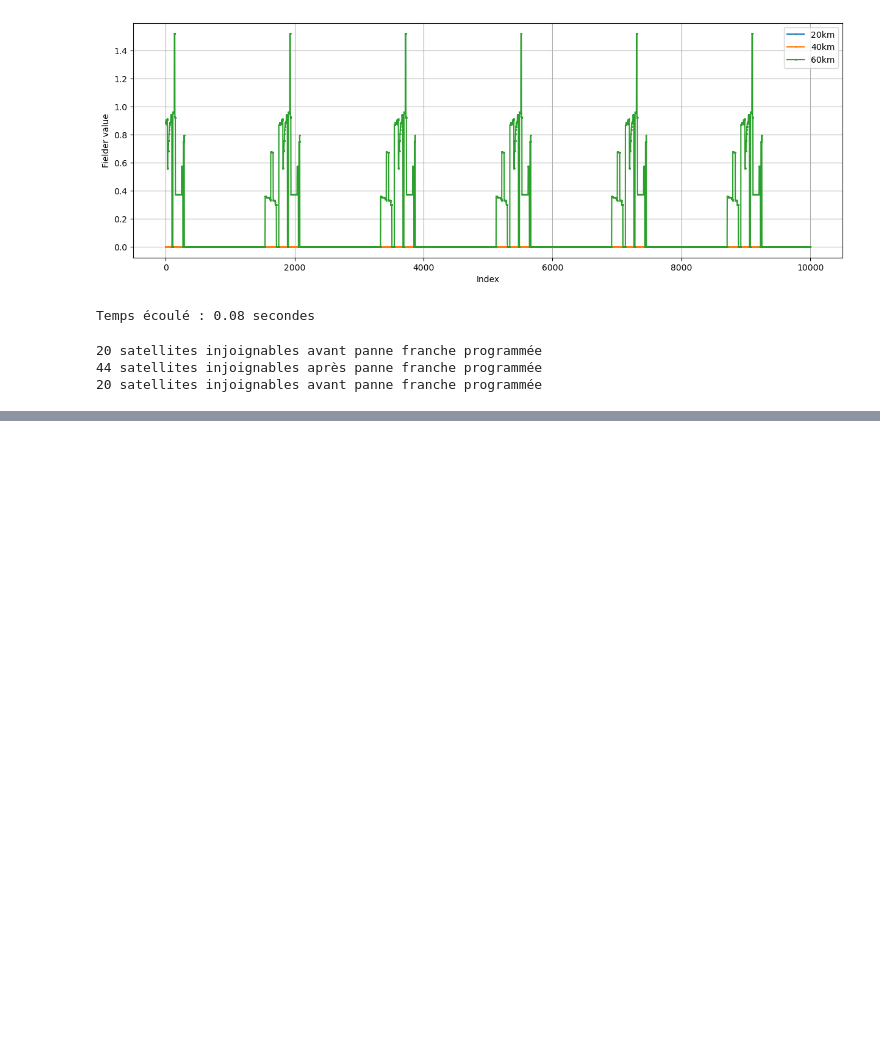
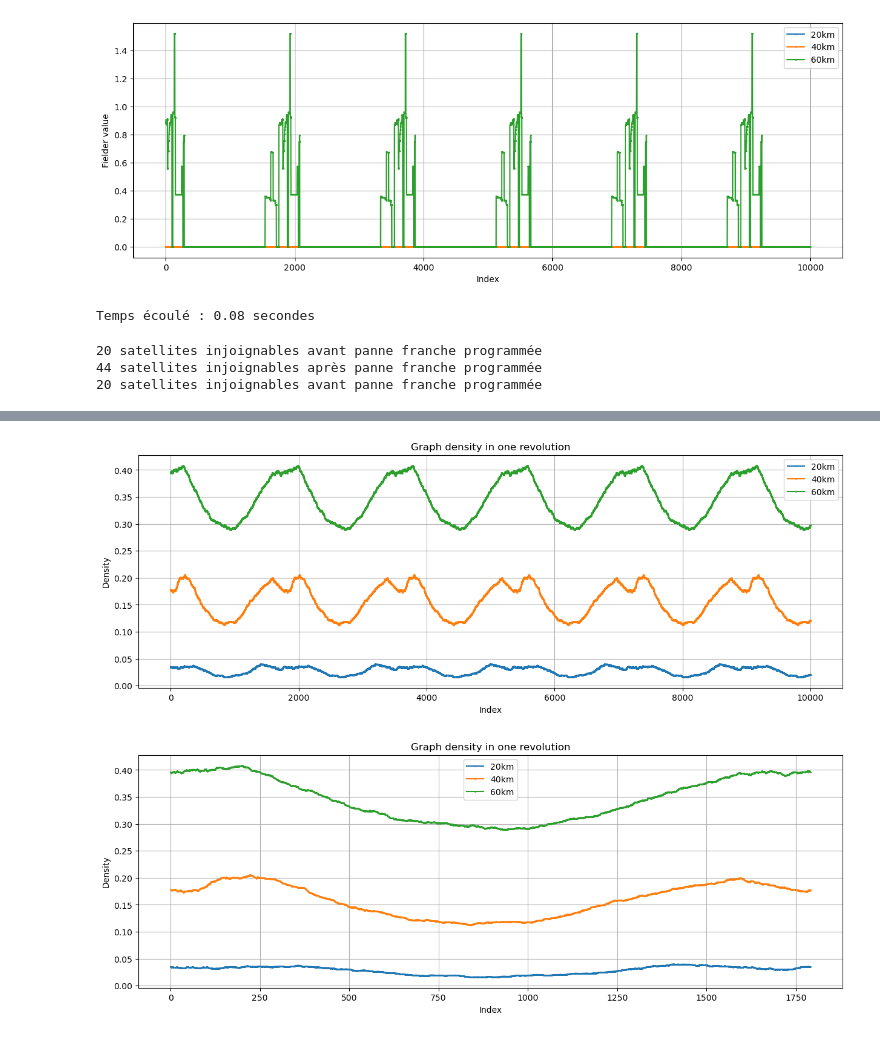
Before and after one commit to Darcolosse/McdaSat, a Jupyter notebook: analyse_caracteristiques.ipynb, the cells around one changed output, grey strips where cells are left out. Saved outputs shown, nothing was run; the diff lists cells and outputs as text; code cells hidden in the pictures; blank space fills up the shorter version.

```diff
--- a/analyse_caracteristiques.ipynb
+++ b/analyse_caracteristiques.ipynb
@@ -101,0 +172,6 @@ print(f"{count_unreachable_satellites(satellites["20km"], instant_de_test)} sate
+# %%
+show_data(densities_by_instant, "Density", "Graph density in one revolution")
+show_data({key: d_instants[:revolution] for key, d_instants in densities_by_instant.items()}, "Density", "Graph density in one revolution")
+# %% [output]
+[figure, added]
+[figure, added]
```
Also changed, not shown: parts of 18 cells of this notebook, 1 other file.
